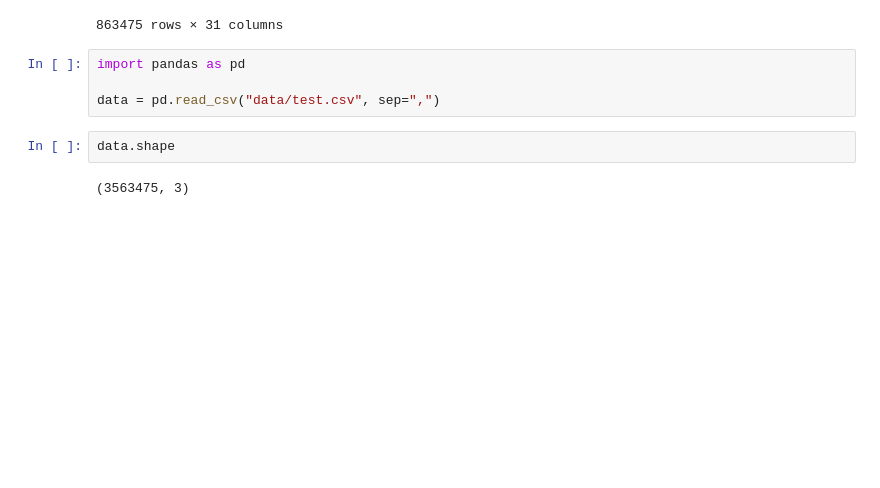
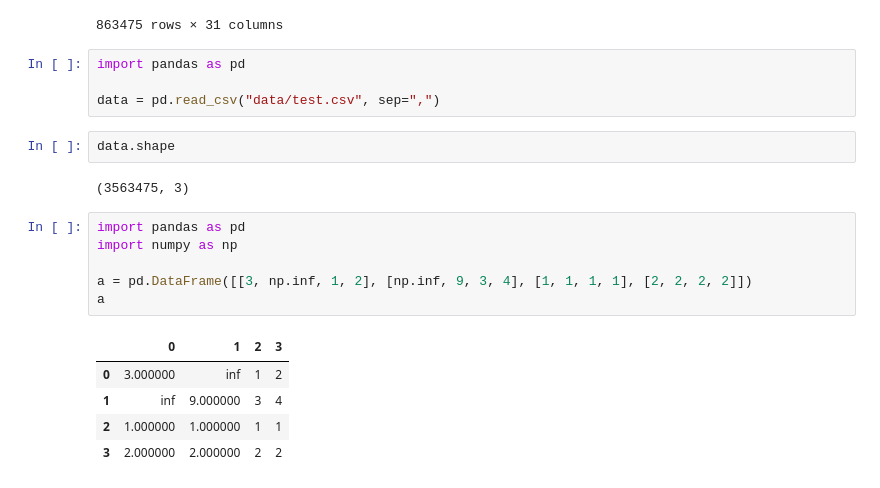
Before and after one commit to Luminosite/ud_quora, a Jupyter notebook: test1.ipynb, the cells around one changed output. Saved outputs shown, nothing was run; the diff lists cells and outputs as text; blank space fills up the shorter version.

```diff
--- a/test1.ipynb
+++ b/test1.ipynb
@@ -41,3 +41,15 @@ data = pd.read_csv("data/test.csv", sep=",")
 data.shape
 # %% [output]
 (3563475, 3)
+# %%
+import pandas as pd
+import numpy as np
+
+a = pd.DataFrame([[3, np.inf, 1, 2], [np.inf, 9, 3, 4], [1, 1, 1, 1], [2, 2, 2, 2]])
+a
+# %% [output]
+|  | 0 | 1 | 2 | 3 |
+| 0 | 3.000000 | inf | 1 | 2 |
+| 1 | inf | 9.000000 | 3 | 4 |
+| 2 | 1.000000 | 1.000000 | 1 | 1 |
+| 3 | 2.000000 | 2.000000 | 2 | 2 |
```
Also changed, not shown: parts of 1 cell of this notebook, 5 other files.
